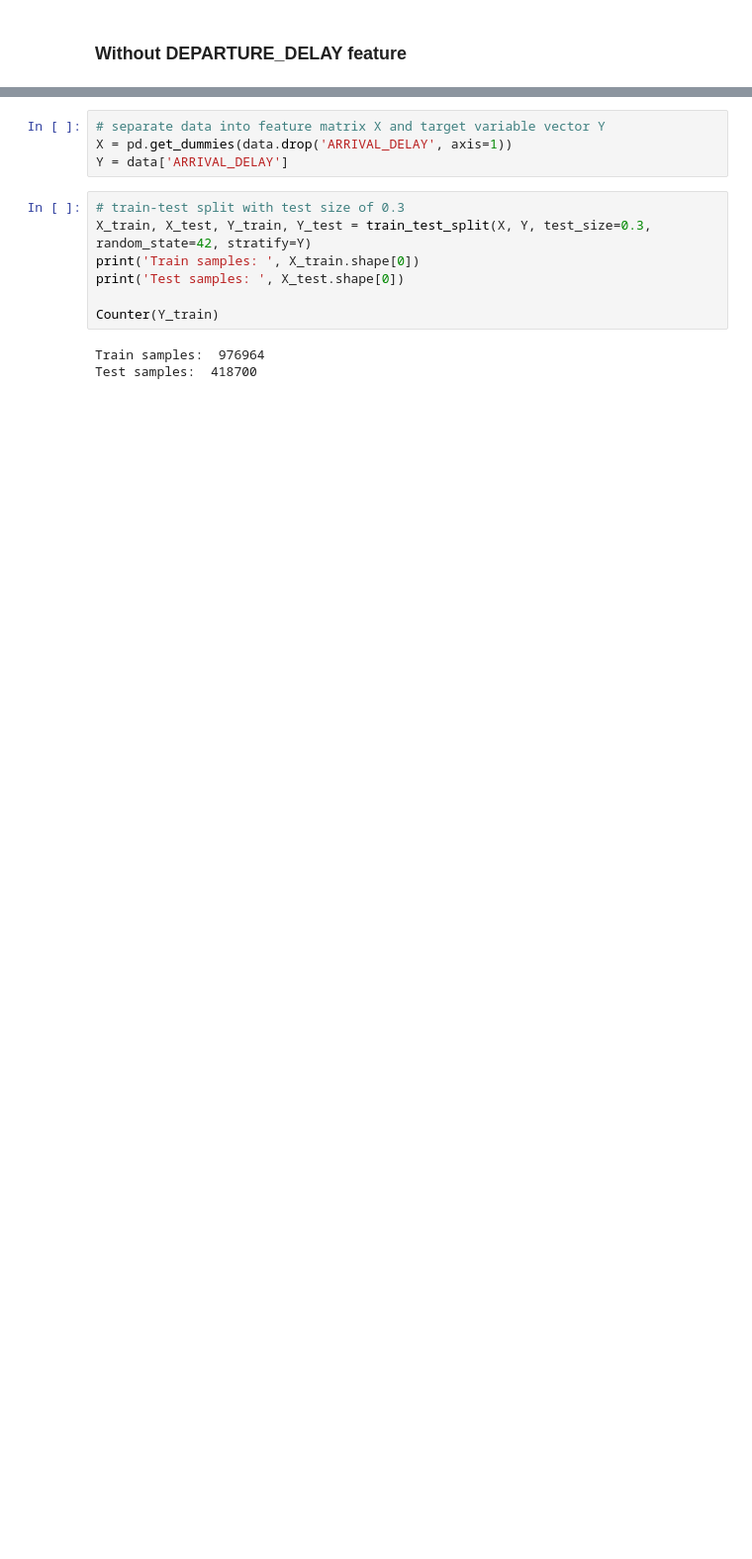
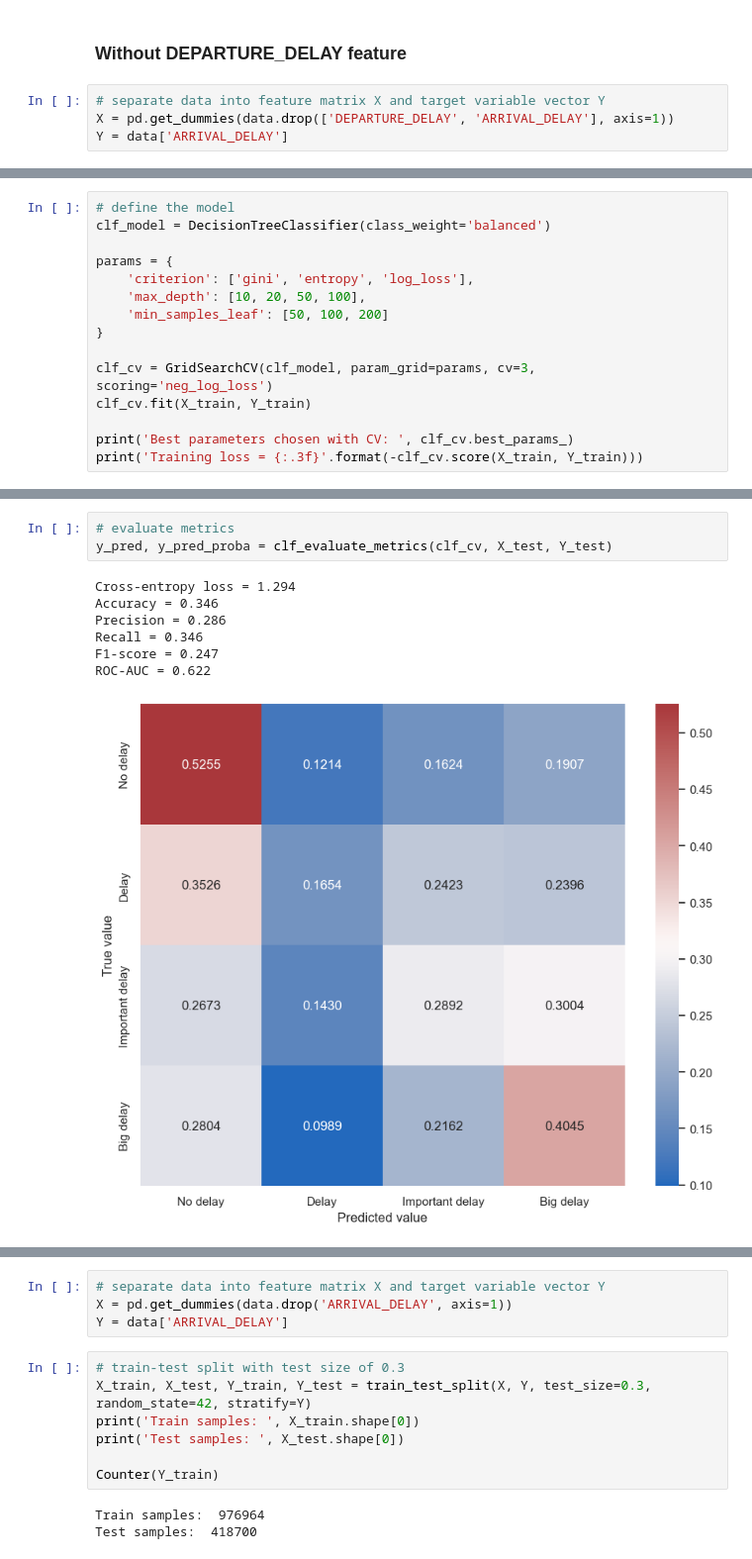
Before and after one commit to cezaryjanuszek/FlightDelays_prediction, a Jupyter notebook: PredictionModel_baseline.ipynb, the cells around one changed output, grey strips where cells are left out. Shown at 99% size. Cells and saved outputs as stored; diff of their text form; blank space fills up the shorter version.

```diff
--- a/PredictionModel_baseline.ipynb
+++ b/PredictionModel_baseline.ipynb
@@ -184,2 +167,6 @@ data.groupby('ARRIVAL_DELAY')[data.columns[0]].count().plot.bar()
 # %% [markdown]
 ### Without DEPARTURE_DELAY feature
+# %%
+# separate data into feature matrix X and target variable vector Y
+X = pd.get_dummies(data.drop(['DEPARTURE_DELAY', 'ARRIVAL_DELAY'], axis=1))
+Y = data['ARRIVAL_DELAY']
@@ -185,0 +196,15 @@ data.groupby('ARRIVAL_DELAY')[data.columns[0]].count().plot.bar()
+# %%
+# define the model
+clf_model = DecisionTreeClassifier(class_weight='balanced')
+
+params = {
+    'criterion': ['gini', 'entropy', 'log_loss'],
+    'max_depth': [10, 20, 50, 100],
+    'min_samples_leaf': [50, 100, 200]
+}
+
+clf_cv = GridSearchCV(clf_model, param_grid=params, cv=3, scoring='neg_log_loss')
+clf_cv.fit(X_train, Y_train)
+
+print('Best parameters chosen with CV: ', clf_cv.best_params_)
+print('Training loss = {:.3f}'.format(-clf_cv.score(X_train, Y_train)))
@@ -185,0 +214,11 @@ data.groupby('ARRIVAL_DELAY')[data.columns[0]].count().plot.bar()
+# %%
+# evaluate metrics
+y_pred, y_pred_proba = clf_evaluate_metrics(clf_cv, X_test, Y_test)
+# %% [output]
+Cross-entropy loss = 1.294
+Accuracy = 0.346
+Precision = 0.286
+Recall = 0.346
+F1-score = 0.247
+ROC-AUC = 0.622
+[figure, added]
```
Also changed, not shown: parts of 30 cells of this notebook, 4 other files.
